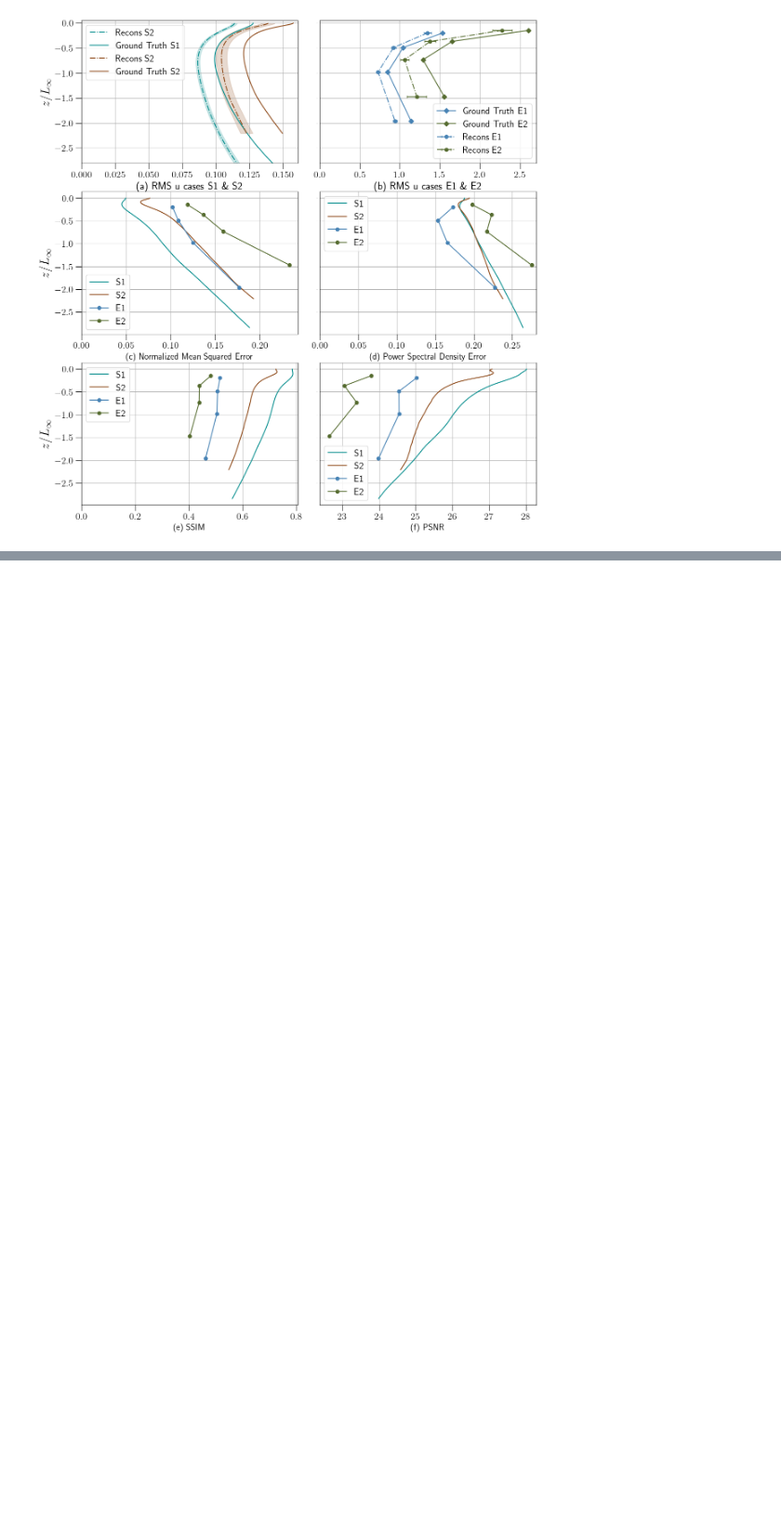
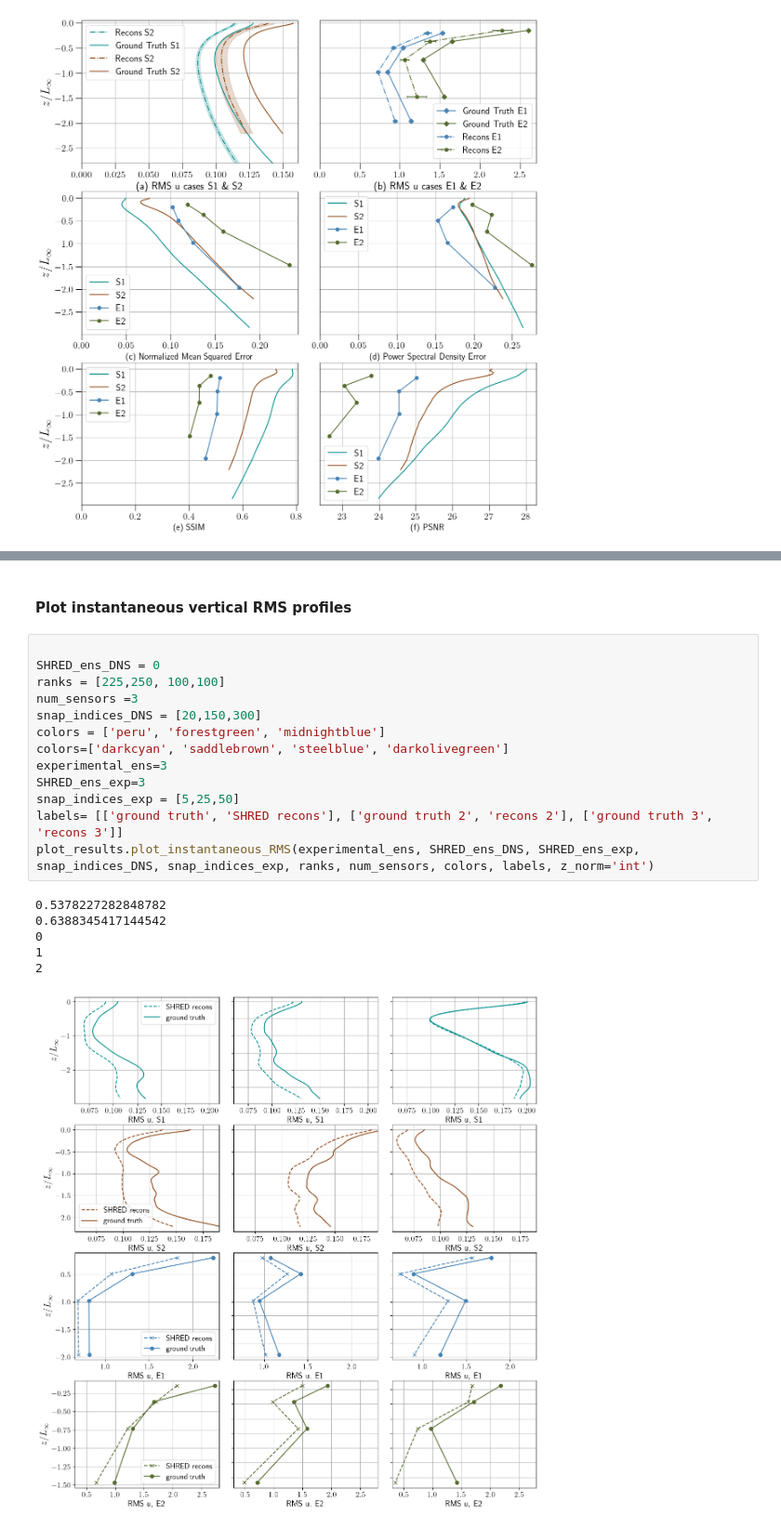
Before and after one commit to krissmoe/SHRED-turbulence-sensing, a Jupyter notebook: Run turbulence sensing SHRED.ipynb, the cells around one changed output, grey strips where cells are left out. Shown at 93% size. Saved outputs shown, nothing was run; the diff lists cells and outputs as text; blank space fills up the shorter version.

Commit message:
make Fig 8 - instantaneous RMS depth profiles

```diff
--- a/Run turbulence sensing SHRED.ipynb
+++ b/Run turbulence sensing SHRED.ipynb
@@ -336,0 +358,22 @@ plot_results.plot_depth_dependent_error_metrics(DNS_cases, exp_cases, ranks, col
+# %% [markdown]
+#### Plot instantaneous vertical RMS profiles
+# %%
+
+SHRED_ens_DNS = 0
+ranks = [225,250, 100,100]
+num_sensors =3
+snap_indices_DNS = [20,150,300]
+colors = ['peru', 'forestgreen', 'midnightblue']
+colors=['darkcyan', 'saddlebrown', 'steelblue', 'darkolivegreen']
+experimental_ens=3
+SHRED_ens_exp=3
+snap_indices_exp = [5,25,50]
+labels= [['ground truth', 'SHRED recons'], ['ground truth 2', 'recons 2'], ['ground truth 3', 'recons 3']]
+plot_results.plot_instantaneous_RMS(experimental_ens, SHRED_ens_DNS, SHRED_ens_exp, snap_indices_DNS, snap_indices_exp, ranks, num_sensors, colors, labels, z_norm='int')
+# %% [output]
+0.5378227282848782
+0.6388345417144542
+0
+1
+2
+[figure, added]
```
Also changed, not shown: parts of 4 cells of this notebook, 3 other files.
